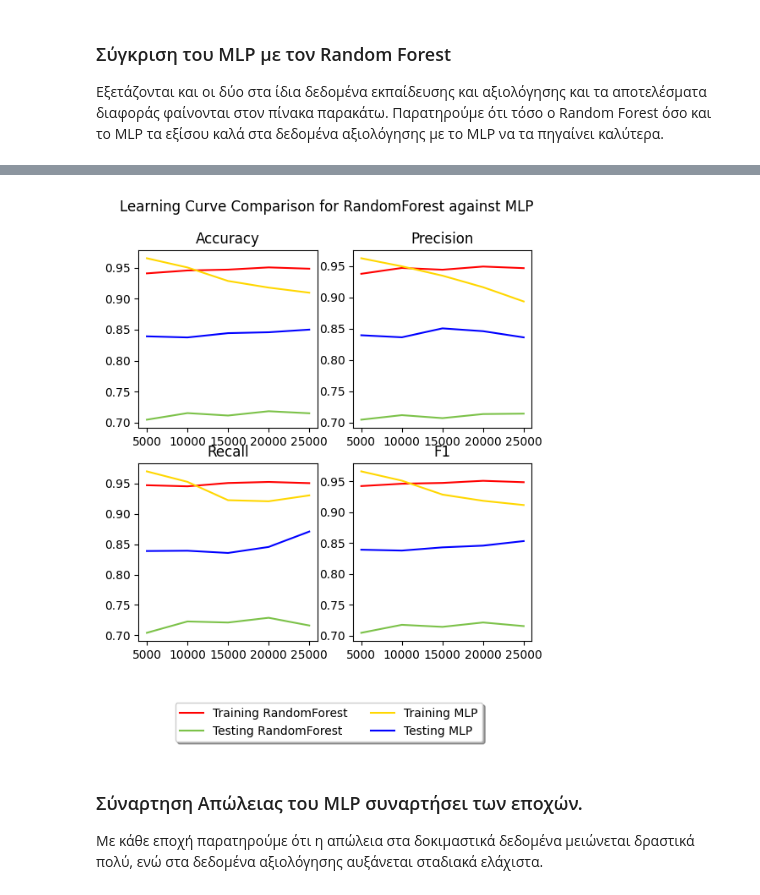
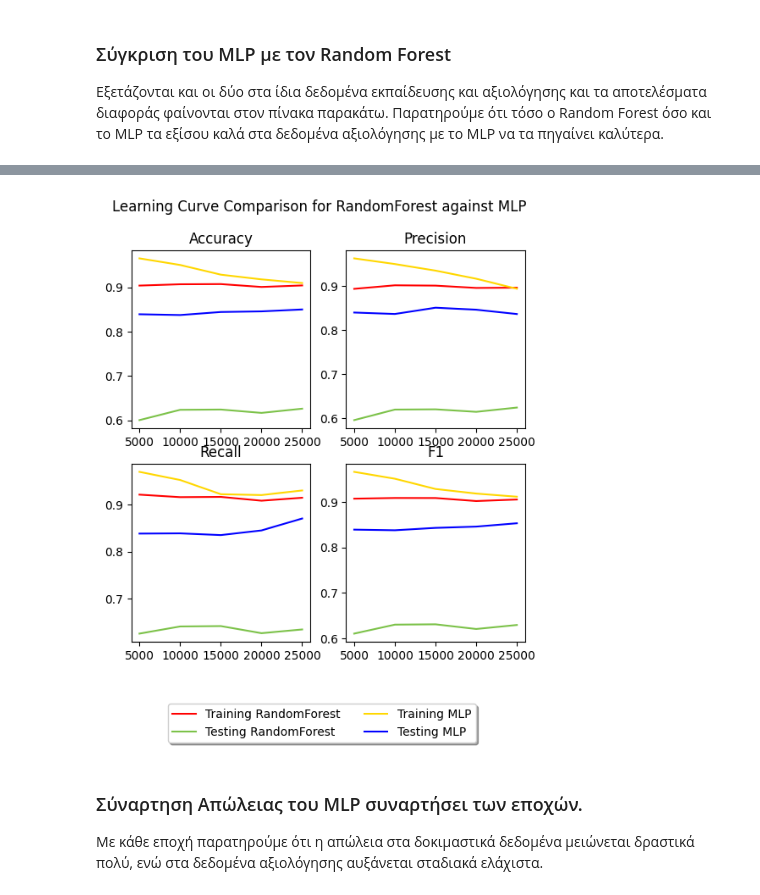
Before and after one commit to MariaSchoinaki/Imdb-classification-ML, a Jupyter notebook: src/MLP.ipynb, the cells around one changed output, grey strips where cells are left out. Cells and saved outputs as stored; diff of their text form; code cells hidden in the pictures.

```diff
--- a/src/MLP.ipynb
+++ b/src/MLP.ipynb
@@ -210,7 +210,7 @@ x=classification_plots_compare(lg_data, dat)
 ### Σύγκριση του MLP με τον Random Forest
 Εξετάζονται και οι δύο στα ίδια δεδομένα εκπαίδευσης και αξιολόγησης και τα αποτελέσματα διαφοράς φαίνονται στον πίνακα παρακάτω. Παρατηρούμε ότι τόσο ο Random Forest όσο και το MLP τα εξίσου καλά στα δεδομένα αξιολόγησης με το MLP να τα πηγαίνει καλύτερα.
 # %%
-rf_data = {'estimator': 'RandomForest', 'split_size': 5000, 'splits': 5, 'test_predictions': np.array([0, 1, 1, ..., 0, 0, 0]), 'train_accuracy': [0.941, 0.9456, 0.947, 0.9506, 0.94848], 'test_accuracy': [0.70452, 0.7152, 0.71124, 0.71824, 0.71492], 'train_precision': [0.9377674056787242, 0.9470553242117787, 0.9442246835443038, 0.9493192884825599, 0.9467644246094995], 'test_precision': [0.7046673604995597, 0.7119445319886543, 0.7071467796344237, 0.7136926210245966, 0.7143541051623713], 'train_recall': [0.9469756480754125, 0.9451810805462102, 0.9506172839506173, 0.952347722061609, 0.9504], 'test_recall': [0.70416, 0.72288, 0.72112, 0.72888, 0.71624], 'train_f1': [0.9423490326363104, 0.9461172741679874, 0.9474102004365946, 0.9508310938588633, 0.948578728840626], 'test_f1': [0.7044135888920011, 0.717370593839314, 0.7140650374301898, 0.721206364284018, 0.7152958095314185]}
+rf_data = {'estimator': 'RandomForest', 'split_size': 5000, 'splits': 5, 'test_predictions': np.array([1, 1, 0, ..., 0, 0, 0]), 'train_accuracy': [0.904, 0.907, 0.9074, 0.9009, 0.90432], 'test_accuracy': [0.60032, 0.62356, 0.6242, 0.61656, 0.62612], 'train_precision': [0.8933739527798934, 0.901460564751704, 0.9007304983042004, 0.895450525695195, 0.8960194326908009], 'test_precision': [0.5953467153284672, 0.6192572002161996, 0.6198379004245466, 0.6141134085213033, 0.623870511510961], 'train_recall': [0.9214454045561665, 0.9160894518108055, 0.9166334793574937, 0.908483700528362, 0.9148], 'test_recall': [0.6264, 0.6416, 0.6424, 0.62728, 0.6352], 'train_f1': [0.9071925754060326, 0.908716136631331, 0.9086124087110995, 0.9019200316706254, 0.905312326814979], 'test_f1': [0.610478715109933, 0.6302306392676122, 0.6309173050481242, 0.6206268798480291, 0.6294842827129662]}
 rf_data_table = classification_table(rf_data, x_test_binary)
 ipd.display(abs(rf_data_table - dat_table))
 
@@ -225,4 +225,4 @@ x=classification_plots_compare(rf_data, dat)
-[figure, old version]
+[figure, new version]
 # %% [markdown]
 ### Σύναρτηση Απώλειας του MLP συναρτήσει των εποχών.
 Με κάθε εποχή παρατηρούμε ότι η απώλεια στα δοκιμαστικά δεδομένα μειώνεται δραστικά πολύ, ενώ στα δεδομένα αξιολόγησης αυξάνεται σταδιακά ελάχιστα.
```
Also changed, not shown: parts of 1 cell of this notebook.
